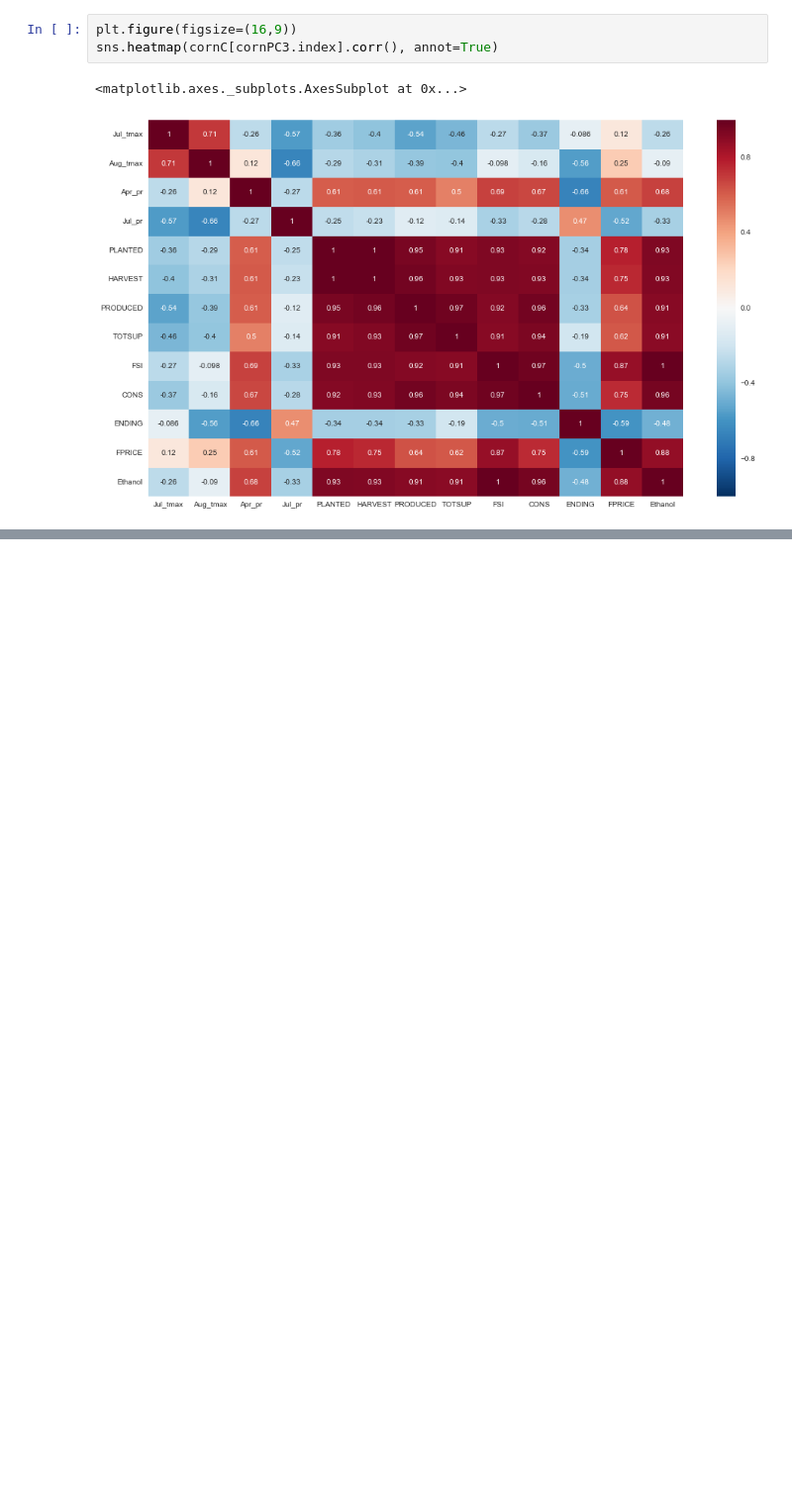
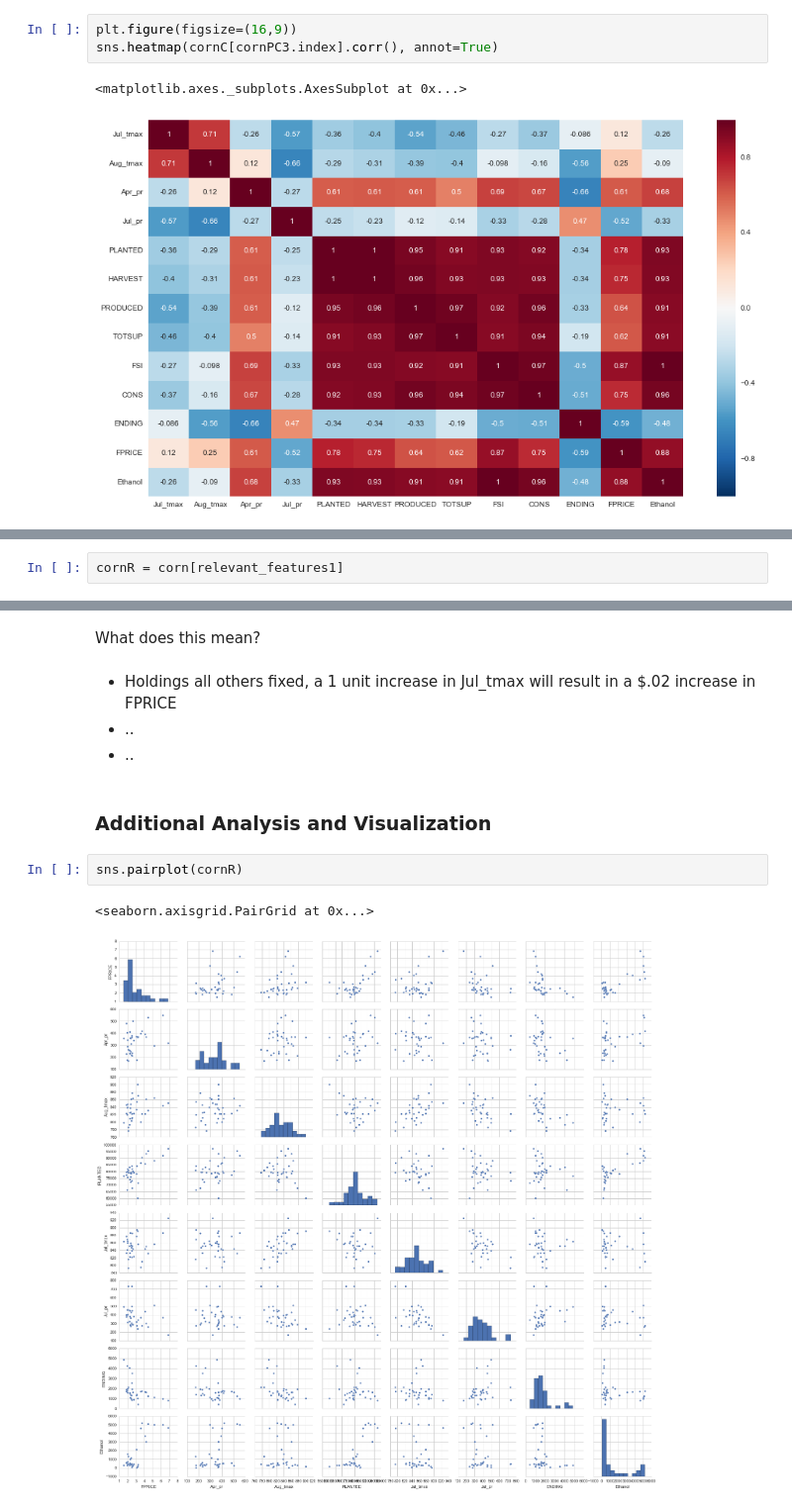
Before and after one commit to patrickboland4/factors_influencing_corn_prices, a Jupyter notebook: jupyter_notebooks/Analysis, Visualization, & Machine Learning.ipynb, the cells around one changed output, grey strips where cells are left out. Shown at 99% size. Drawn from its saved outputs; the diff is of its cells as text; blank space fills up the shorter version.

Commit message:
more viz and analysis

```diff
--- a/jupyter_notebooks/Visualization & Machine Learning.ipynb
+++ b/jupyter_notebooks/Analysis, Visualization, & Machine Learning.ipynb
@@ -322,0 +380,2 @@ We will rely on the cornPC3 dataframe above, detailing how these variables corre
+# %%
+cornR = corn[relevant_features1]
@@ -322,0 +469,13 @@ We will rely on the cornPC3 dataframe above, detailing how these variables corre
+# %% [markdown]
+What does this mean?
+# %% [markdown]
+- Holdings all others fixed, a 1 unit increase in Jul_tmax will result in a $.02 increase in FPRICE
+- ..
+- ..
+# %% [markdown]
+### Additional Analysis and Visualization
+# %%
+sns.pairplot(cornR)
+# %% [output]
+<seaborn.axisgrid.PairGrid at 0x...>
+[figure, added]
```
Also changed, not shown: parts of 38 cells of this notebook.
